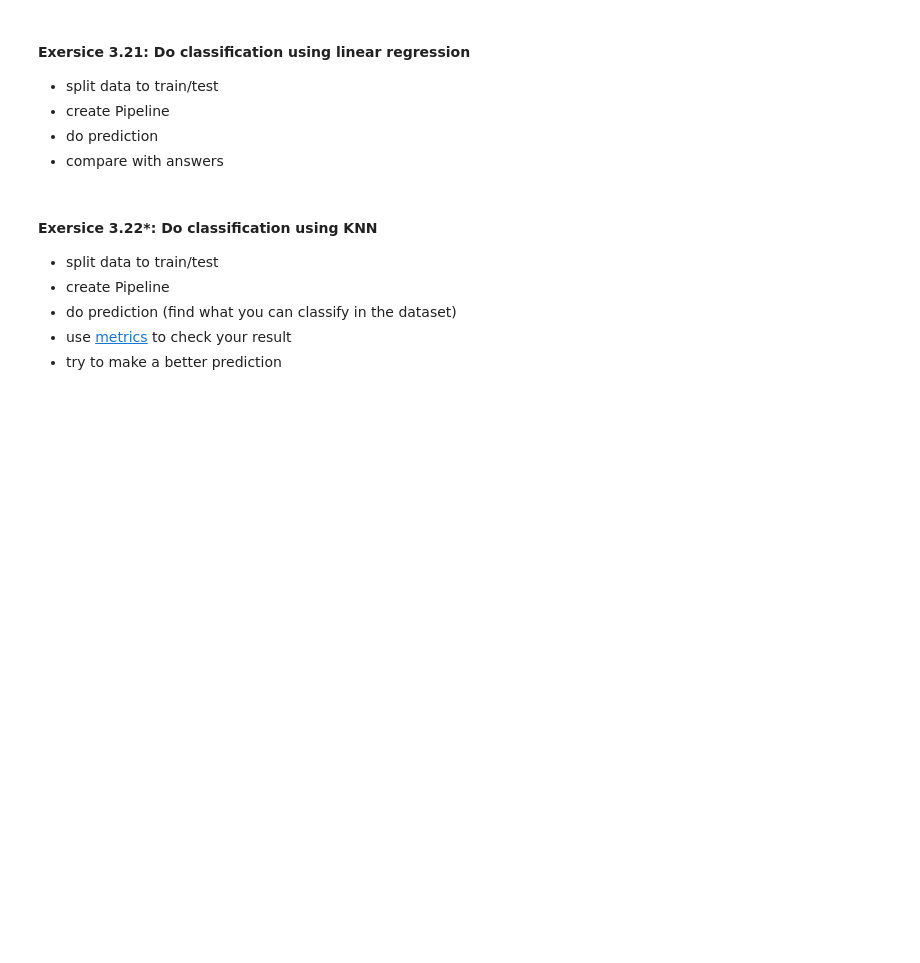
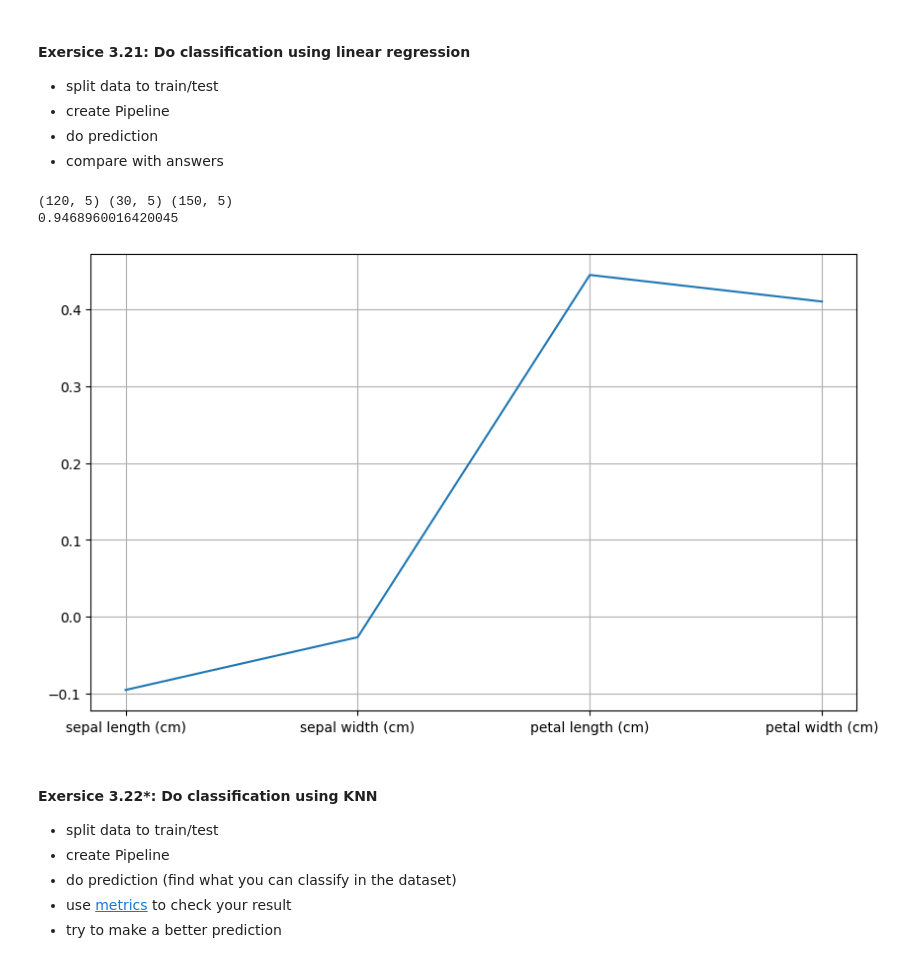
Before and after one commit to fortune-max/M4-python-refresher-ml, a Jupyter notebook: Fortune_BigHomeWork1.ipynb, the cells around one changed output. Saved outputs shown, nothing was run; the diff lists cells and outputs as text; code cells hidden in the pictures; blank space fills up the shorter version.

```diff
--- a/Fortune_BigHomeWork1.ipynb
+++ b/Fortune_BigHomeWork1.ipynb
@@ -421,6 +456,8 @@ Sp_Def Speed
 #### Exercise 3.18: Import iris datasets from sklearn
 # %%
 # write your code here
+from sklearn.datasets import load_iris
+iris = load_iris()
 # %% [markdown]
 #### Exersice 3.19:
 - get data and target
@@ -431,0 +467,7 @@ Sp_Def Speed
+# %%
+# write your code here
+iris_df = pd.DataFrame(data=iris.data, columns=iris.feature_names)
+iris_df['Target'] = iris.target
+print(iris_df.dtypes)
+print(iris.target_names)
+print(iris_df.describe())
@@ -444,3 +504,29 @@ Sp_Def Speed
+# %%
+# write your code here
+from sklearn.linear_model import LinearRegression
+from sklearn.model_selection import train_test_split
+from sklearn.pipeline import Pipeline
+from sklearn import preprocessing
+
+train, test = train_test_split(iris_df, test_size=0.2, random_state=42)
+print(train.shape, test.shape, iris_df.shape)
+my_pipeline = Pipeline(
+    [('scaler', preprocessing.StandardScaler()),
+    ('classifier', LinearRegression())]
+)
+my_pipeline.fit(train[iris.feature_names], train['Target'])
+print(my_pipeline.score(test[iris.feature_names], test['Target']))
+# %% [output]
+(120, 5) (30, 5) (150, 5)
+0.9468960016420045
+# %%
+from matplotlib import pyplot as plt
+# Plot the coefficients to see which features impact the prediction the most
+plt.figure(figsize=(10, 6))
+plt.plot(iris.feature_names, my_pipeline['classifier'].coef_)
+plt.grid()
+# %% [output]
+[figure, added]
 # %% [markdown]
 #### Exersice 3.22*:  Do classification using KNN
 - split data to train/test
```
Also changed, not shown: parts of 13 cells of this notebook.
